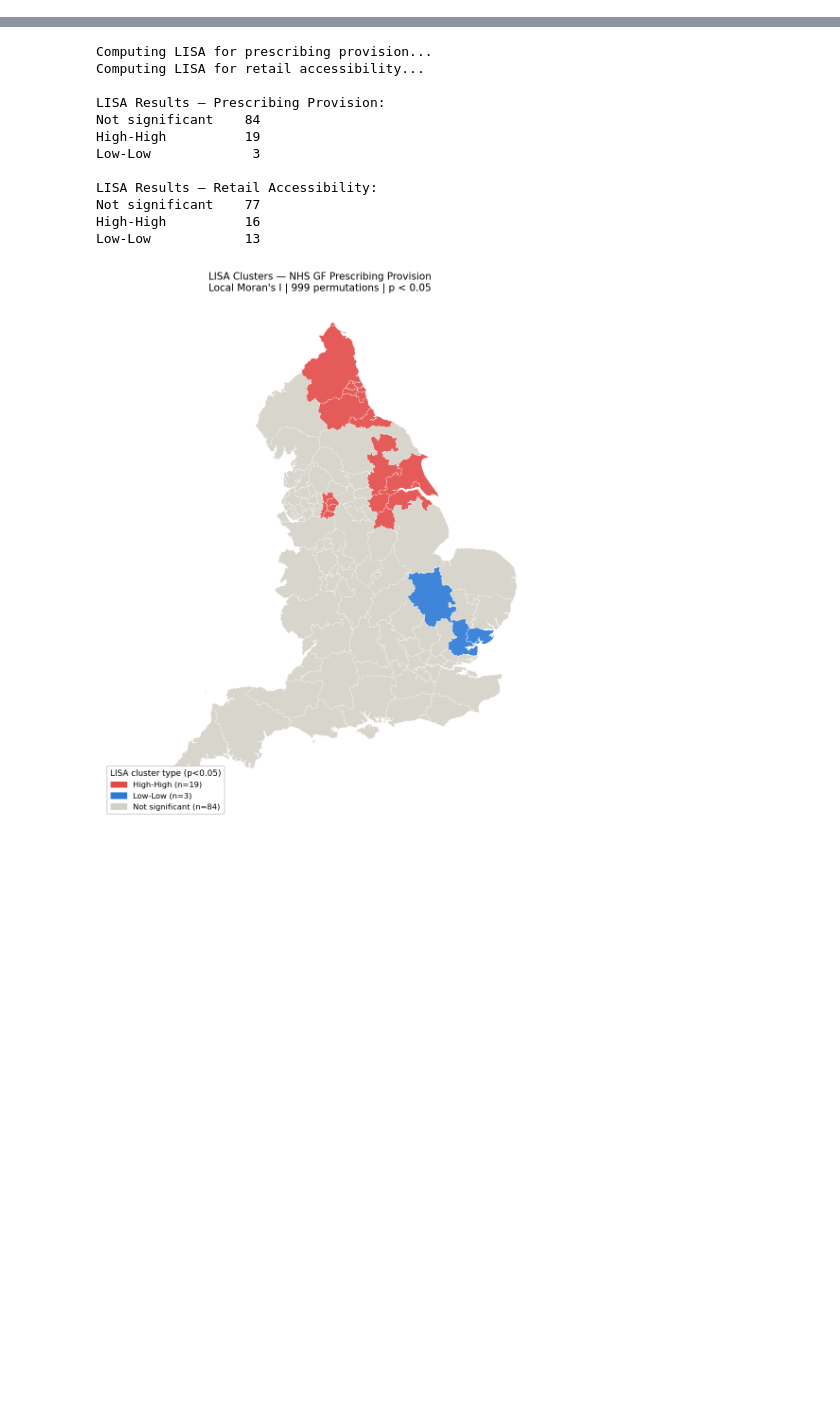
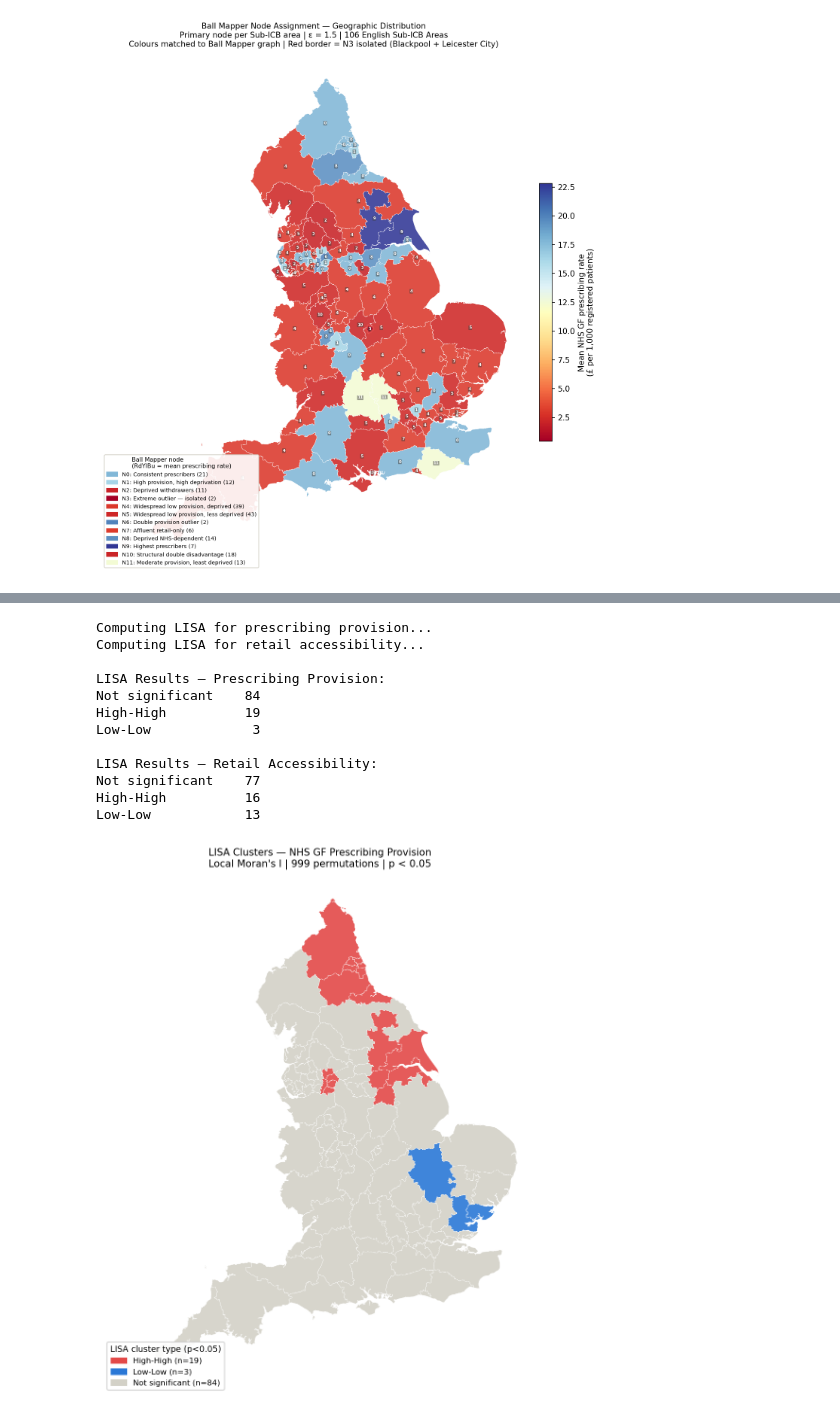
Before and after one commit to namraasghar/gluten-free-spatial-inequality, a Jupyter notebook: notebooks/05_choropleth_maps.ipynb, the cells around one changed output, grey strips where cells are left out. Cells and saved outputs as stored; diff of their text form; code cells hidden in the pictures; blank space fills up the shorter version.

```diff
--- a/notebooks/05_choropleth_maps.ipynb
+++ b/notebooks/05_choropleth_maps.ipynb
@@ -392,0 +216,83 @@ Saved MAP_02.
+# %%
+# ═══════════════════════════════════════════════════════════════════════════
+# CELL 4 — BALL MAPPER NODE ASSIGNMENT MAP
+# Colours matched to Ball Mapper graph (RdYlBu by mean prescribing rate)
+# No additional merge needed — bm_node already in gdf from Cell 2
+# ═══════════════════════════════════════════════════════════════════════════
+
+node_labels_map = {
+    0:  'N0: Consistent prescribers (21)',
+    1:  'N1: High provision, high deprivation (12)',
+    2:  'N2: Deprived withdrawers (11)',
+    3:  'N3: Extreme outlier — isolated (2)',
+    4:  'N4: Widespread low provision, deprived (39)',
+    5:  'N5: Widespread low provision, less deprived (43)',
+    6:  'N6: Double provision outlier (2)',
+    7:  'N7: Affluent retail-only (6)',
+    8:  'N8: Deprived NHS-dependent (14)',
+    9:  'N9: Highest prescribers (7)',
+    10: 'N10: Structural double disadvantage (18)',
+    11: 'N11: Moderate provision, least deprived (13)',
+}
+
+fig, ax = plt.subplots(1, 1, figsize=(12, 10))
+
+for nid in sorted(node_colors_bm.keys()):
+    subset = gdf[gdf['bm_node'] == nid]
+    if len(subset) > 0:
+        subset.plot(ax=ax, color=node_colors_bm[nid],
+                    edgecolor='white', linewidth=0.4, alpha=0.88)
+
+# Red border for isolated N3
+n3_subset = gdf[gdf['bm_node'] == 3]
+if len(n3_subset) > 0:
+    n3_subset.plot(ax=ax, color=node_colors_bm[3],
+                   edgecolor='#e34948', linewidth=2.0, alpha=0.88)
+
+# Legend
+handles = [
+    mpatches.Patch(color=node_colors_bm[nid],
+                   label=node_labels_map[nid])
+    for nid in sorted(node_colors_bm.keys())
+    if len(gdf[gdf['bm_node'] == nid]) > 0
+]
+ax.legend(handles=handles, loc='lower left', fontsize=7,
+          title='Ball Mapper node\n(RdYlBu = mean prescribing rate)',
+          title_fontsize=7.5,
+          framealpha=0.9, edgecolor='#d3d1c7')
+
+# Colorbar matching Ball Mapper scale
+sm = plt.cm.ScalarMappable(cmap=cmap_bm, norm=norm_bm)
+sm.set_array([])
+plt.colorbar(sm, ax=ax, shrink=0.5, pad=0.02,
+             label='Mean NHS GF prescribing rate\n(£ per 1,000 registered patients)')
+
+ax.set_title(
+    'Ball Mapper Node Assignment — Geographic Distribution\n'
+    'Primary node per Sub-ICB area | ε = 1.5 | 106 English Sub-ICB Areas\n'
+    'Colours matched to Ball Mapper graph | Red border = N3 isolated '
+    '(Blackpool + Leicester City)',
+    fontsize=10, pad=10)
+ax.set_axis_off()
+
+# ── Label every Sub-ICB area with its node number ─────────────────────────
+for idx, row in gdf.iterrows():
+    centroid = row.geometry.centroid
+    ax.annotate(
+        str(int(row['bm_node'])),
+        xy=(centroid.x, centroid.y),
+        ha='center', va='center',
+        fontsize=5, fontweight='bold',
+        color='white',
+        bbox=dict(boxstyle='round,pad=0.1',
+                  facecolor='#3d3d3a',
+                  edgecolor='none',
+                  alpha=0.5))
+
+plt.tight_layout()
+plt.savefig(f'{FIG_PATH}/MAP_02_ballmapper_nodes.png',
+            bbox_inches='tight', dpi=150)
+plt.show()
+print("Saved MAP_02.")
+# %% [output]
+[figure, added]
```
Also changed, not shown: parts of 10 cells of this notebook, 6 other files.
